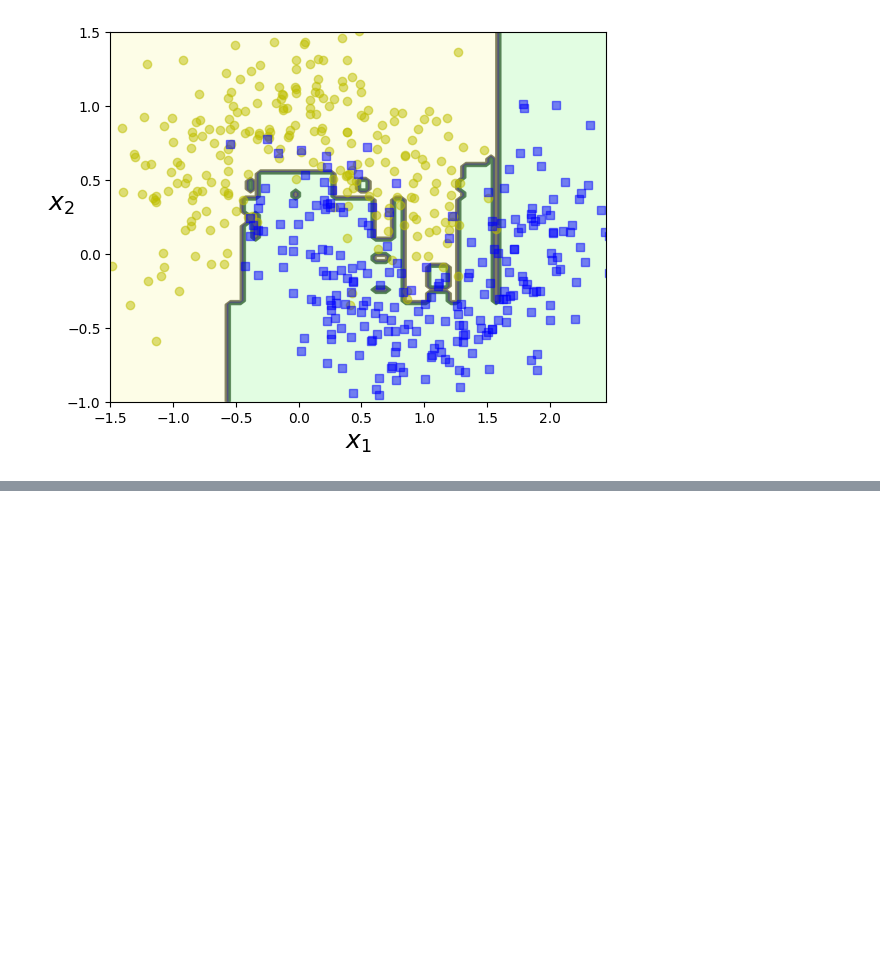
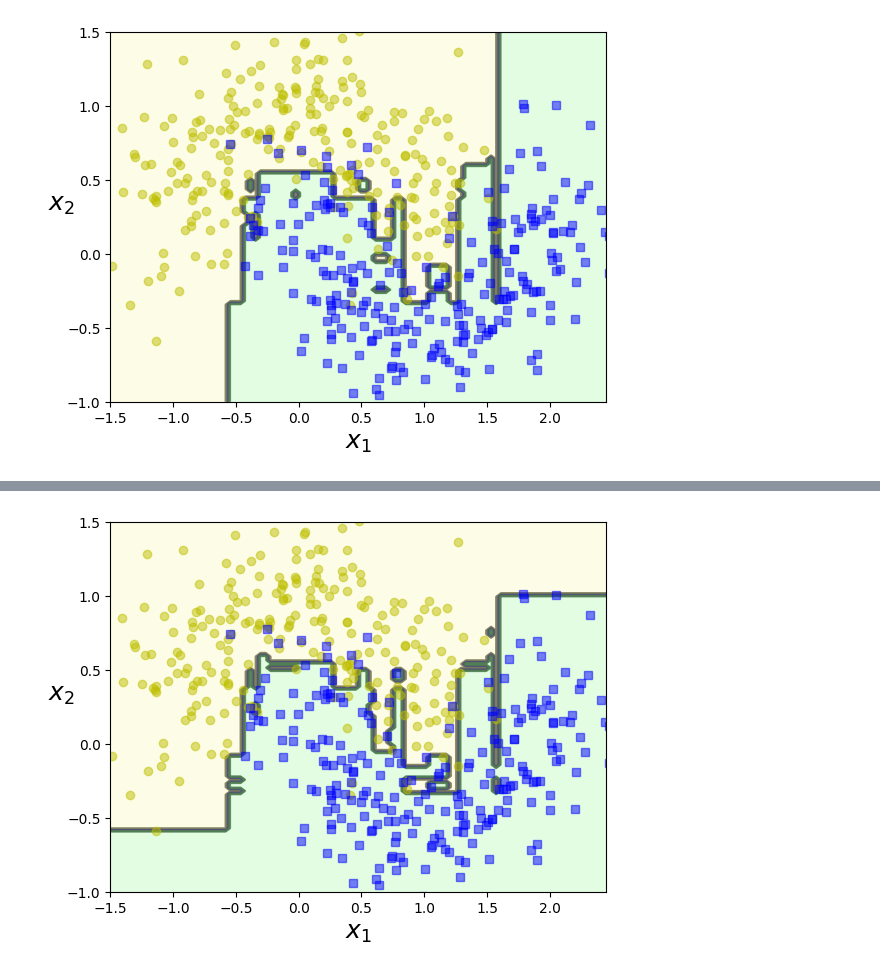
Before and after one commit to arthur-pulini/Hands-on-Machine-Learning-with-Scikit-Learn--Keras--and-TensorFlow-O-reilly----codes, a Jupyter notebook: Cap. 7 Ensemble Learning e Random Forests/Untitled.ipynb, the cells around one changed output, grey strips where cells are left out. Cells and saved outputs as stored; diff of their text form; code cells hidden in the pictures; blank space fills up the shorter version.

```diff
--- a/Cap. 7 Ensemble Learning e Random Forests/Untitled.ipynb
+++ b/Cap. 7 Ensemble Learning e Random Forests/Untitled.ipynb
@@ -219,0 +242,4 @@ plot_decision_boundary(ada_clf, X, y)
+# %%
+plot_decision_boundary(ada_clf, X, y)
+# %% [output]
+[figure, added]
```
Also changed, not shown: parts of 3 cells of this notebook.
